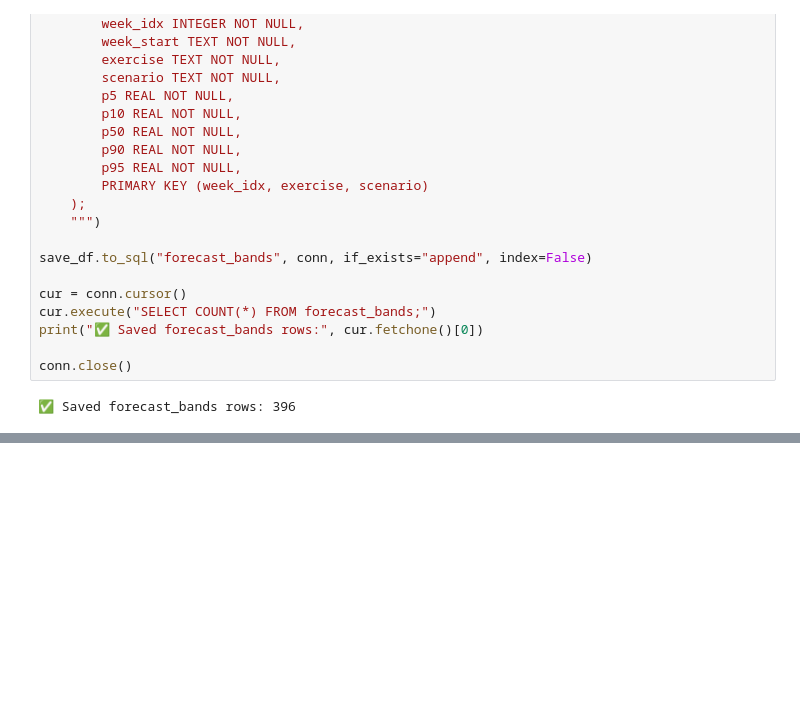
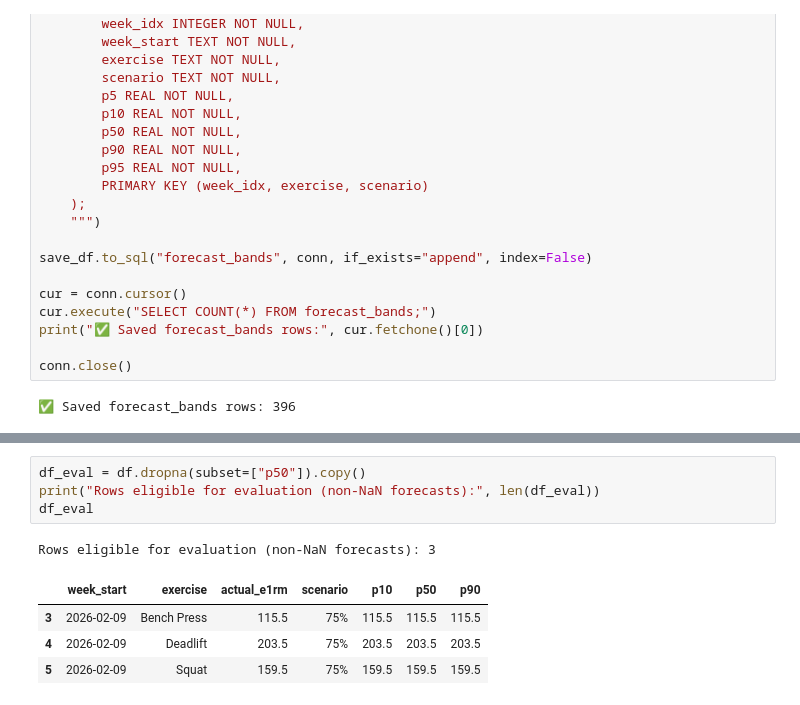
Before and after one commit to somystacks/Strength-progression-forecast, a Jupyter notebook: notebooks/01_weekly_e1rm_explore.ipynb, the cells around one changed output, grey strips where cells are left out. Saved outputs shown, nothing was run; the diff lists cells and outputs as text; blank space fills up the shorter version.

```diff
--- a/notebooks/01_weekly_e1rm_explore.ipynb
+++ b/notebooks/01_weekly_e1rm_explore.ipynb
@@ -1050,0 +1360,10 @@ bands_sql.head(10)
+# %%
+df_eval = df.dropna(subset=["p50"]).copy()
+print("Rows eligible for evaluation (non-NaN forecasts):", len(df_eval))
+df_eval
+# %% [output]
+Rows eligible for evaluation (non-NaN forecasts): 3
+|  | week_start | exercise | actual_e1rm | scenario | p10 | p50 | p90 |
+| 3 | 2026-02-09 | Bench Press | 115.5 | 75% | 115.5 | 115.5 | 115.5 |
+| 4 | 2026-02-09 | Deadlift | 203.5 | 75% | 203.5 | 203.5 | 203.5 |
+| 5 | 2026-02-09 | Squat | 159.5 | 75% | 159.5 | 159.5 | 159.5 |
```
Also changed, not shown: parts of 19 cells of this notebook, 8 other files.
